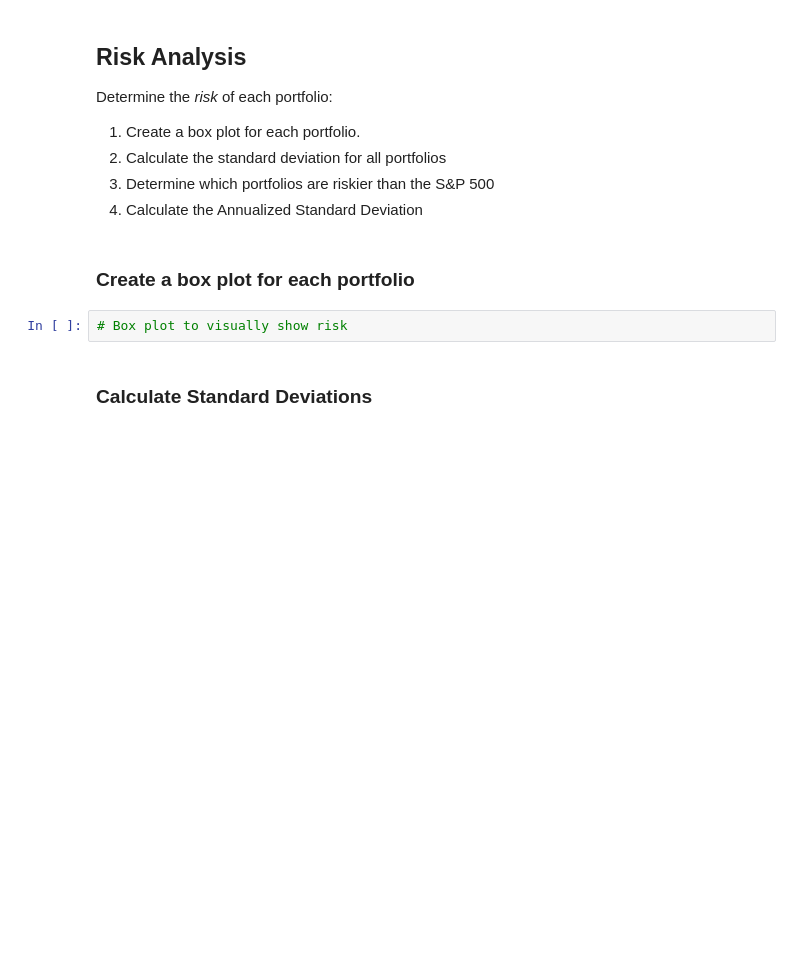
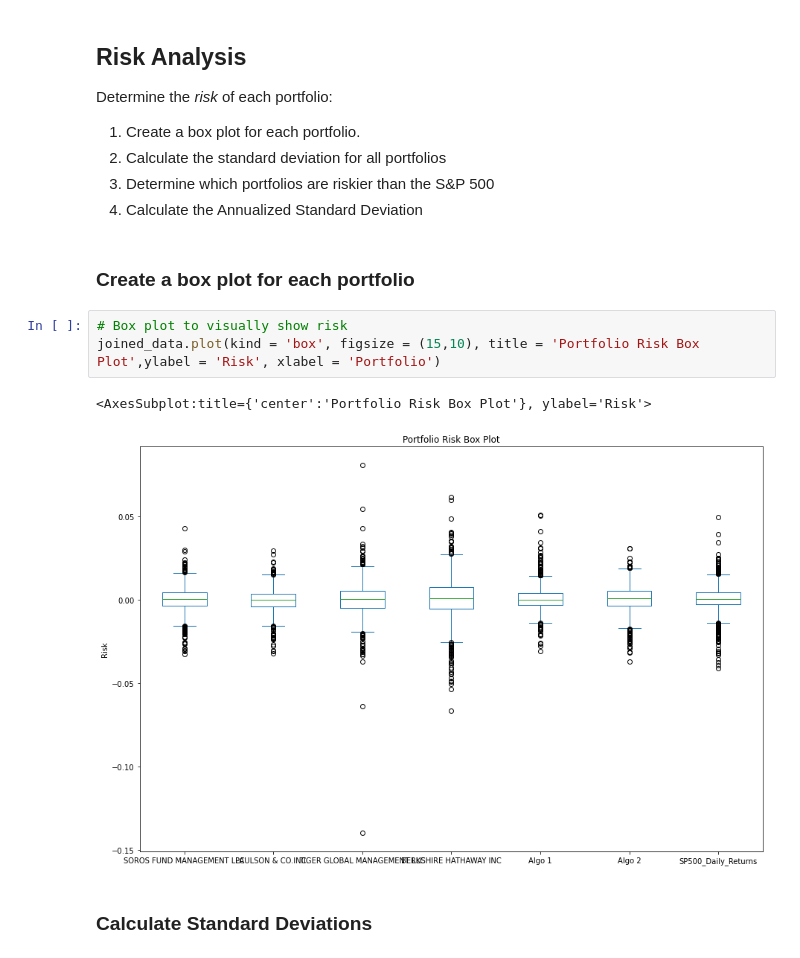
Before and after one commit to majikthise911/Homework_3_Pandas, a Jupyter notebook: Starter_Code/whale_analysis.ipynb, the cells around one changed output. Cells and saved outputs as stored; diff of their text form; blank space fills up the shorter version.

```diff
--- a/Starter_Code/whale_analysis.ipynb
+++ b/Starter_Code/whale_analysis.ipynb
@@ -123,6 +255,10 @@ Determine the _risk_ of each portfolio:
 ### Create a box plot for each portfolio
 # %%
 # Box plot to visually show risk
+joined_data.plot(kind = 'box', figsize = (15,10), title = 'Portfolio Risk Box Plot',ylabel = 'Risk', xlabel = 'Portfolio')
+# %% [output]
+<AxesSubplot:title={'center':'Portfolio Risk Box Plot'}, ylabel='Risk'>
+[figure, added]
 # %% [markdown]
 ### Calculate Standard Deviations
 # %%
```
Also changed, not shown: parts of 28 cells of this notebook, 1 other file.
